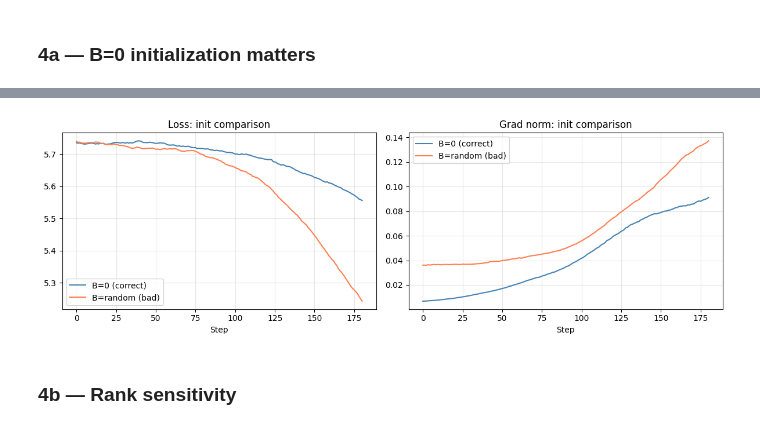
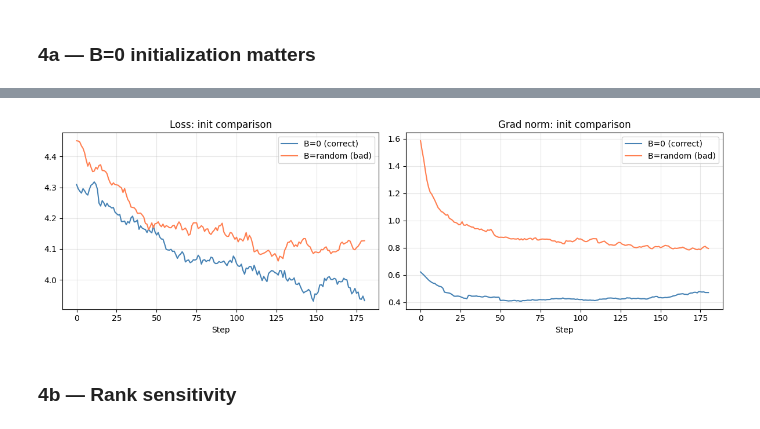
Before and after one commit to jerrickhoang/pytorch_algorithms, a Jupyter notebook: training/lora_solution.ipynb, the cells around one changed output, grey strips where cells are left out. Cells and saved outputs as stored; diff of their text form; code cells hidden in the pictures.

```diff
--- a/training/lora_solution.ipynb
+++ b/training/lora_solution.ipynb
@@ -385,23 +441,19 @@ def inject_lora(
     model:          nn.Module,
     rank:           int   = 4,
     alpha:          float = None,
-    target_modules: list  = ["q_proj", "v_proj"],
+    target_modules: list  = ["c_attn"],
 ) -> nn.Module:
     """
     Replace target nn.Linear modules with LoRALinear in-place.
     """
-    # Step 1: freeze everything
     for p in model.parameters():
         p.requires_grad = False
 
-    # Step 2: replace target linear layers
     for full_name, module in list(model.named_modules()):
-        # Check if this module's leaf name matches a target
         leaf_name = full_name.split(".")[-1]
         if not isinstance(module, nn.Linear) or leaf_name not in target_modules:
             continue
 
-        # Build the LoRALinear replacement
         lora_layer = LoRALinear(
             in_features  = module.in_features,
             out_features = module.out_features,
@@ -409,21 +461,17 @@ def inject_lora(
             alpha        = alpha,
             bias         = module.bias is not None,
         )
-        # Copy pretrained weight over (keep it frozen)
         with torch.no_grad():
             lora_layer.weight.copy_(module.weight)
             if module.bias is not None:
                 lora_layer.bias.data.copy_(module.bias.data)
 
-        # Move to same device as the original module
         lora_layer = lora_layer.to(module.weight.device)
 
-        # Navigate to parent and replace child
         parts      = full_name.split(".")
         parent     = model.get_submodule(".".join(parts[:-1])) if len(parts) > 1 else model
         setattr(parent, parts[-1], lora_layer)
 
-    # Step 3: unfreeze LoRA params
     for module in model.modules():
         if isinstance(module, LoRALinear):
             module.lora_A.requires_grad = True
@@ -432,9 +480,10 @@ def inject_lora(
     return model
 
 lora_model = copy.deepcopy(base_model)
-lora_model = inject_lora(lora_model, rank=4, target_modules=["q_proj", "v_proj"])
+lora_model = inject_lora(lora_model, rank=4, target_modules=["c_attn"])
 
-total, trainable = lora_model.count_params()
+total     = sum(p.numel() for p in lora_model.parameters())
+trainable = sum(p.numel() for p in lora_model.parameters() if p.requires_grad)
 print(f"Total params:     {total:,}")
 print(f"Trainable params: {trainable:,}")
 print(f"Trainable ratio:  {trainable/total:.2%}\n")
@@ -517,11 +558,11 @@ full_model = copy.deepcopy(base_model)
 for p in full_model.parameters():
     p.requires_grad = True
 
-print("Training full fine-tune...")
-full_stats = train_loop(full_model, n_steps=500, lr=1e-3, label="full")
+print("Training full fine-tune (all GPT-2 params)...")
+full_stats = train_loop(full_model, data_iter, n_steps=200, batch_size=4, lr=2e-5, label="full")
 
-print("\nTraining LoRA...")
+print("\nTraining LoRA (r=4, c_attn only)...")
 lora_model = copy.deepcopy(base_model)
-lora_model = inject_lora(lora_model, rank=4, target_modules=["q_proj", "v_proj"])
-lora_stats = train_loop(lora_model, n_steps=500, lr=1e-3, label="lora")
+lora_model = inject_lora(lora_model, rank=4, target_modules=["c_attn"])
+lora_stats = train_loop(lora_model, data_iter, n_steps=200, batch_size=8, lr=3e-4, label="lora")
 # %% [output]
@@ -573,34 +748,40 @@ plt.tight_layout(); plt.show()
 ### 4a — B=0 initialization matters
 # %%
 class LoRALinearBadInit(LoRALinear):
-    """Random B init — demonstrates why B=0 is necessary."""
+    """Same as LoRALinear but B is randomly initialized instead of zero."""
     def reset_lora_parameters(self):
         nn.init.kaiming_uniform_(self.lora_A, a=math.sqrt(5))
-        nn.init.kaiming_uniform_(self.lora_B, a=math.sqrt(5))  # not zero!
+        nn.init.kaiming_uniform_(self.lora_B, a=math.sqrt(5))
 
 def run_init_experiment() -> dict:
     results = {}
     for name, lora_cls in [("B=0 (correct)", LoRALinear), ("B=random (bad)", LoRALinearBadInit)]:
         m = copy.deepcopy(base_model)
-        # Freeze base, inject LoRA with given cls
         for p in m.parameters():
             p.requires_grad = False
+
         for full_name, module in list(m.named_modules()):
             leaf = full_name.split(".")[-1]
-            if isinstance(module, nn.Linear) and leaf in ["q_proj", "v_proj"]:
-                ll = lora_cls(module.in_features, module.out_features, rank=4, bias=False)
+            if isinstance(module, nn.Linear) and leaf in ["c_attn"]:
+                ll = lora_cls(
+                    module.in_features, module.out_features,
+                    rank=4, bias=module.bias is not None,
+                )
                 with torch.no_grad():
                     ll.weight.copy_(module.weight)
+                    if module.bias is not None:
+                        ll.bias.data.copy_(module.bias.data)
                 ll = ll.to(module.weight.device)
                 parts  = full_name.split(".")
                 parent = m.get_submodule(".".join(parts[:-1])) if len(parts) > 1 else m
                 setattr(parent, parts[-1], ll)
+
         for mod in m.modules():
             if isinstance(mod, LoRALinear):
                 mod.lora_A.requires_grad = True
                 mod.lora_B.requires_grad = True
 
-        stats = train_loop(m, n_steps=200, lr=1e-3, label=name)
+        stats = train_loop(m, data_iter, n_steps=200, lr=3e-4, label=name)
         results[name] = stats
 
     fig, axes = plt.subplots(1, 2, figsize=(12, 4))
@@ -622,4 +807,4 @@ init_results = run_init_experiment()
-[figure, old version]
+[figure, new version]
 # %% [markdown]
 ### 4b — Rank sensitivity
 # %%
```
Also changed, not shown: parts of 18 cells of this notebook, 3 other files.
